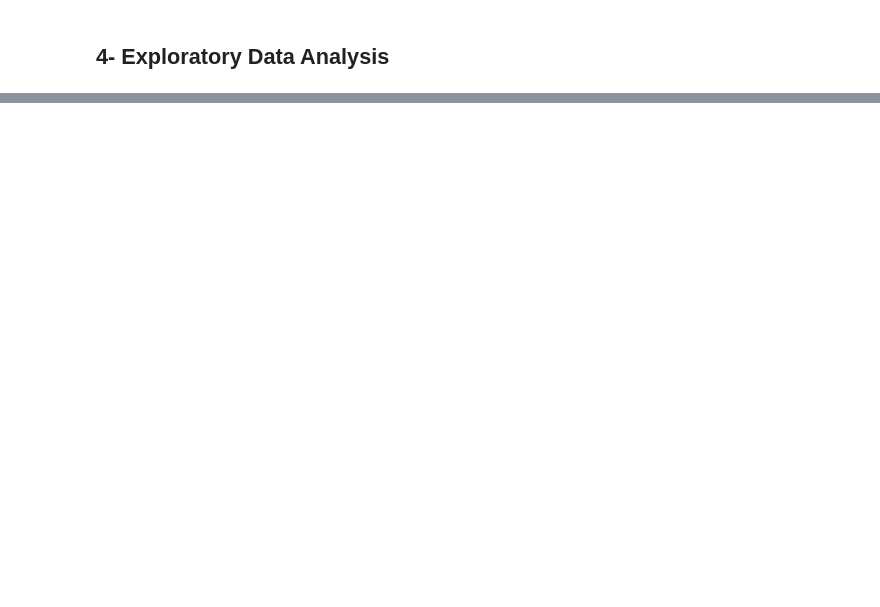
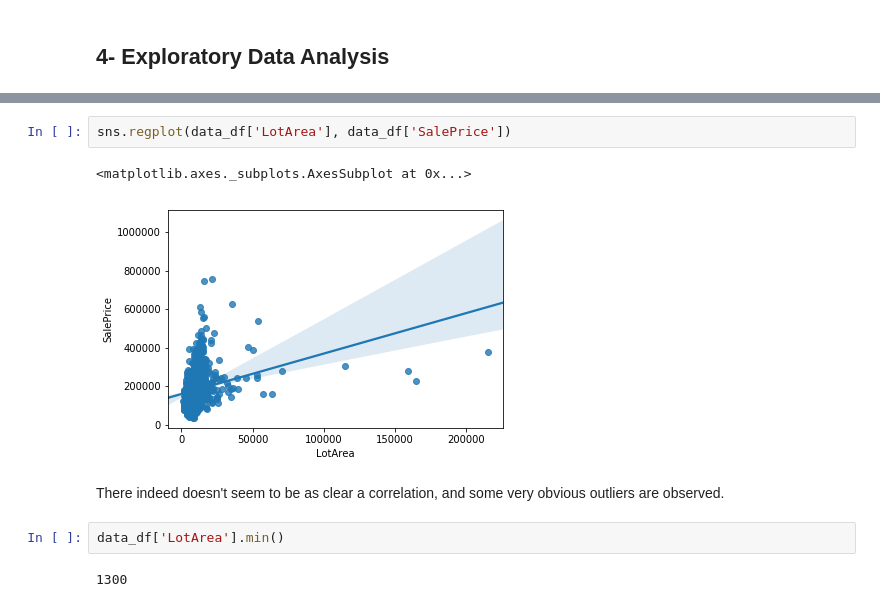
Before and after one commit to haianhle/ar-kaggle, a Jupyter notebook: house-prices/house-prices.ipynb, the cells around one changed output, grey strips where cells are left out. Saved outputs shown, nothing was run; the diff lists cells and outputs as text; blank space fills up the shorter version.

```diff
--- a/house-prices/house-prices.ipynb
+++ b/house-prices/house-prices.ipynb
@@ -198,0 +365,11 @@ This results in an abysmal score, as expected, of 0.24740, which put me in posit
+# %%
+sns.regplot(data_df['LotArea'], data_df['SalePrice'])
+# %% [output]
+<matplotlib.axes._subplots.AxesSubplot at 0x...>
+[figure, added]
+# %% [markdown]
+There indeed doesn't seem to be as clear a correlation, and some very obvious outliers are observed.
+# %%
+data_df['LotArea'].min()
+# %% [output]
+1300
```
Also changed, not shown: parts of 61 cells of this notebook, 1 other file.
